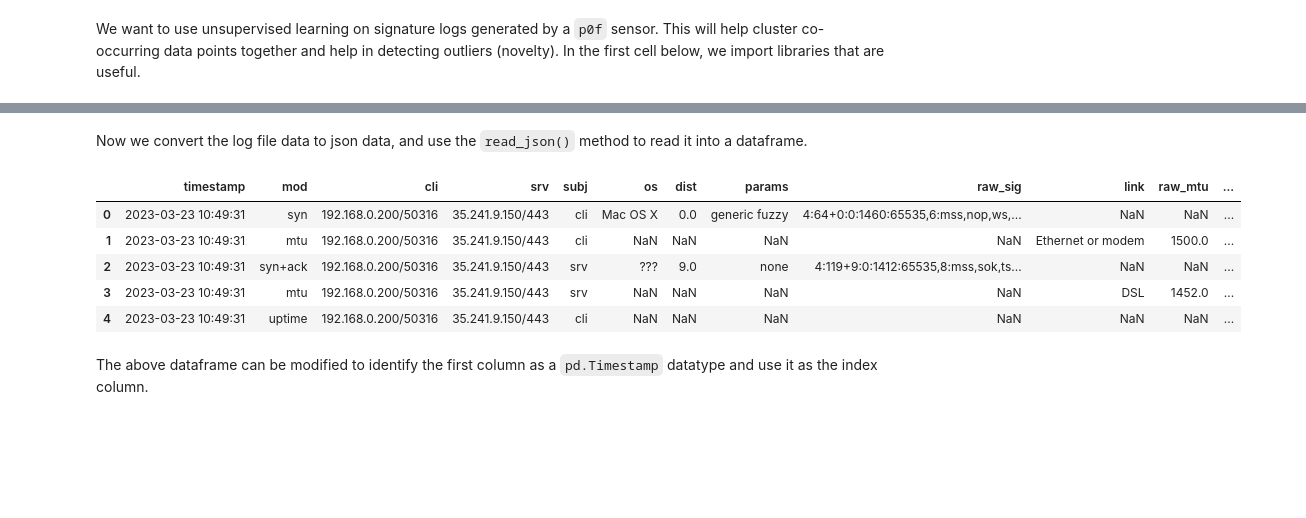
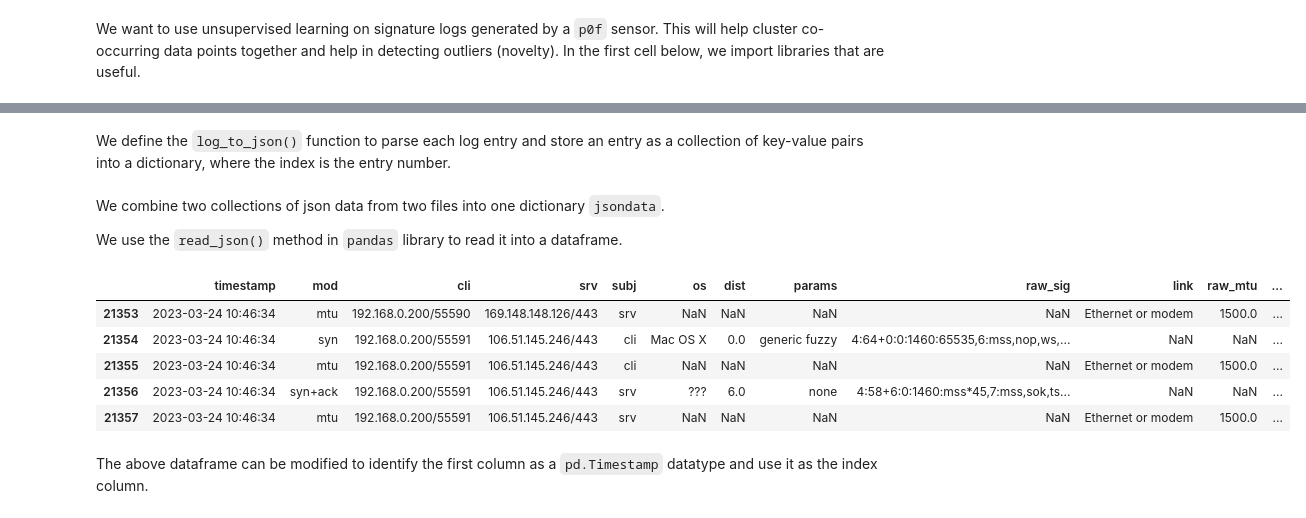
Before and after one commit to purnatag/novelty-with-som, a Jupyter notebook: readlogs.ipynb, the cells around one changed output, grey strips where cells are left out. Cells and saved outputs as stored; diff of their text form; code cells hidden in the pictures; blank space fills up the shorter version.

```diff
--- a/readlogs.ipynb
+++ b/readlogs.ipynb
@@ -26,3 +30,5 @@ with open('p0f1.log', 'r') as logfile1:
 
 with open('p0f2.log', 'r') as logfile2:
     log2 = logfile2.readlines()
+# %% [markdown]
+We define the `log_to_json()` function to parse each log entry and store an entry as a collection of key-value pairs into a dictionary, where the index is the entry number.
@@ -29,47 +53,23 @@ with open('p0f2.log', 'r') as logfile2:
 # %% [markdown]
-Now we convert the log file data to json data, and use the `read_json()` method to read it into a dataframe.
+We combine two collections of json data from two files into one dictionary `jsondata`.
+
+We use the `read_json()` method in `pandas` library to read it into a dataframe.
-# %%
-jsondata = {}
-i = 0
-for line in log1:
-    twofields = re.split(r'\[|\]', line)
-    datetimestr = twofields[1]
-    columns = re.split(r'\|', twofields[2])
-    data = {}
-    data["timestamp"] = datetimestr.strip()
-    for column in columns:
-        info = column.split('=')
-        key = info[0].strip()
-        value = info[1].strip()
-        data[key] = value
-    jsondata[i] = data
-    i += 1
-
-for line in log2:
-    twofields = re.split(r'\[|\]', line)
-    datetimestr = twofields[1]
-    columns = re.split(r'\|', twofields[2])
-    data = {}
-    data["timestamp"] = datetimestr.strip()
-    for column in columns:
-        info = column.split('=')
-        key = info[0].strip()
-        value = info[1].strip()
-        data[key] = value
-    jsondata[i] = data
-    i += 1
-
-jsonfile = json.dumps(jsondata)
-
-dflog = pd.read_json(jsonfile, orient='index')
-dflog.head()
-# %% [output]
-|  | timestamp | mod | cli | srv | subj | os | dist | params | raw_sig | link | raw_mtu | ... |
-| 0 | 2023-03-23 10:49:31 | syn | 192.168.0.200/50316 | 35.241.9.150/443 | cli | Mac OS X | 0.0 | generic fuzzy | 4:64+0:0:1460:65535,6:mss,nop,ws,... | NaN | NaN | ... |
-| 1 | 2023-03-23 10:49:31 | mtu | 192.168.0.200/50316 | 35.241.9.150/443 | cli | NaN | NaN | NaN | NaN | Ethernet or modem | 1500.0 | ... |
-| 2 | 2023-03-23 10:49:31 | syn+ack | 192.168.0.200/50316 | 35.241.9.150/443 | srv | ??? | 9.0 | none | 4:119+9:0:1412:65535,8:mss,sok,ts... | NaN | NaN | ... |
-| 3 | 2023-03-23 10:49:31 | mtu | 192.168.0.200/50316 | 35.241.9.150/443 | srv | NaN | NaN | NaN | NaN | DSL | 1452.0 | ... |
-| 4 | 2023-03-23 10:49:31 | uptime | 192.168.0.200/50316 | 35.241.9.150/443 | cli | NaN | NaN | NaN | NaN | NaN | NaN | ... |
+# %%
+jsondata = {}
+jsondata = log_to_json(jsondata, log1)
+jsondata = log_to_json(jsondata, log2)
+
+jsonfile = json.dumps(jsondata)
+
+dflog = pd.read_json(jsonfile, orient='index')
+dflog.tail()
+# %% [output]
+|  | timestamp | mod | cli | srv | subj | os | dist | params | raw_sig | link | raw_mtu | ... |
+| 21353 | 2023-03-24 10:46:34 | mtu | 192.168.0.200/55590 | 169.148.148.126/443 | srv | NaN | NaN | NaN | NaN | Ethernet or modem | 1500.0 | ... |
+| 21354 | 2023-03-24 10:46:34 | syn | 192.168.0.200/55591 | 106.51.145.246/443 | cli | Mac OS X | 0.0 | generic fuzzy | 4:64+0:0:1460:65535,6:mss,nop,ws,... | NaN | NaN | ... |
+| 21355 | 2023-03-24 10:46:34 | mtu | 192.168.0.200/55591 | 106.51.145.246/443 | cli | NaN | NaN | NaN | NaN | Ethernet or modem | 1500.0 | ... |
+| 21356 | 2023-03-24 10:46:34 | syn+ack | 192.168.0.200/55591 | 106.51.145.246/443 | srv | ??? | 6.0 | none | 4:58+6:0:1460:mss*45,7:mss,sok,ts... | NaN | NaN | ... |
+| 21357 | 2023-03-24 10:46:34 | mtu | 192.168.0.200/55591 | 106.51.145.246/443 | srv | NaN | NaN | NaN | NaN | Ethernet or modem | 1500.0 | ... |
 # %% [markdown]
 The above dataframe can be modified to identify the first column as a `pd.Timestamp` datatype and use it as the index column.
 # %%
```
Also changed, not shown: parts of 21 cells of this notebook.
